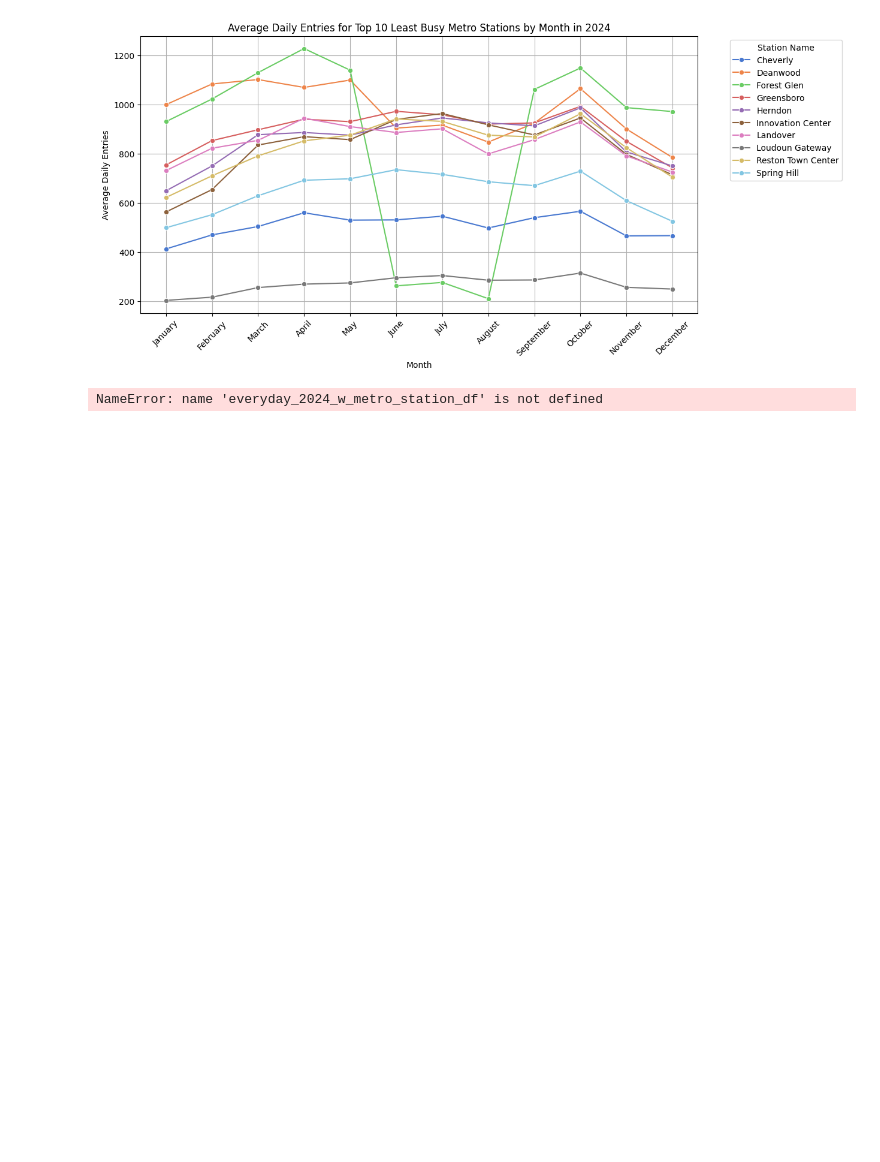
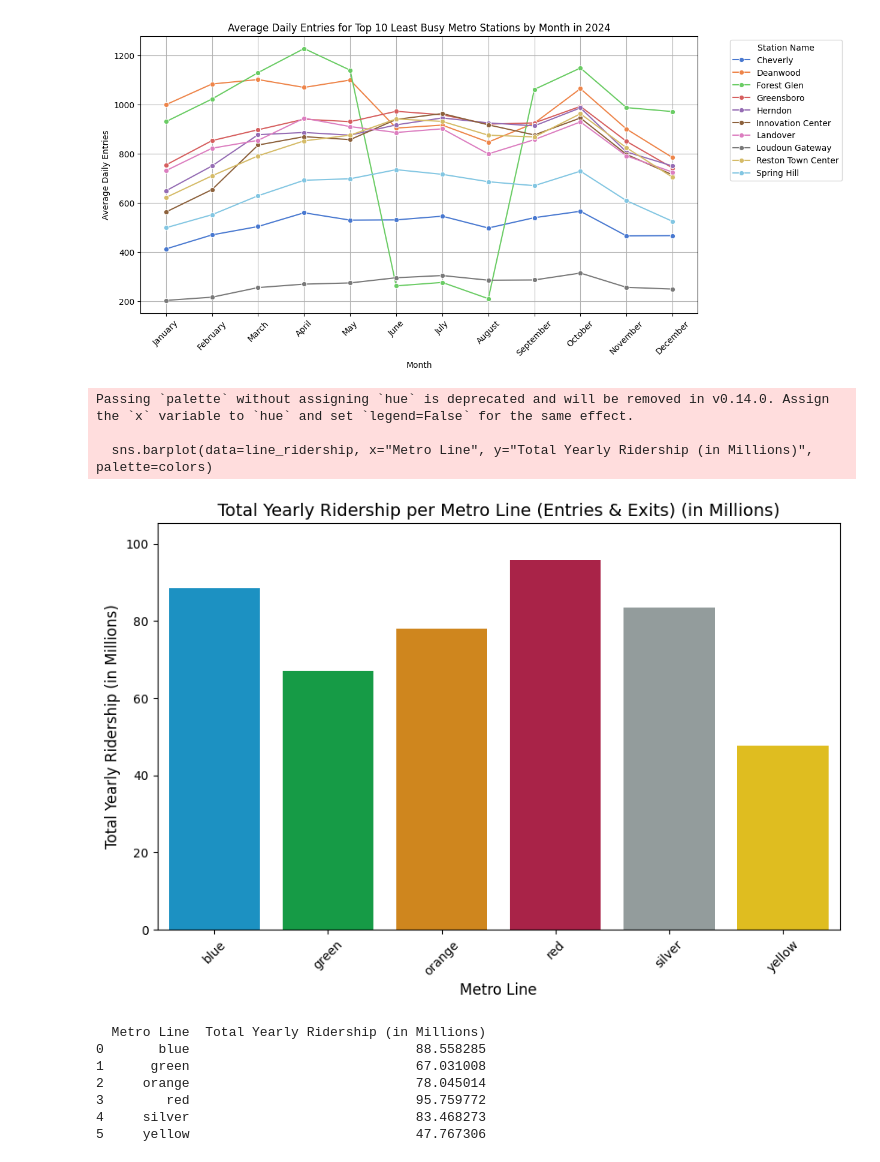
Before and after one commit to maya-mp/WMATA_Analysis, a Jupyter notebook: Info_Challenge/Initial_Viz/Visualizations.ipynb, the cells around one changed output. Cells and saved outputs as stored; diff of their text form; code cells hidden in the pictures; blank space fills up the shorter version.

```diff
--- a/Info_Challenge/Initial_Viz/Visualizations.ipynb
+++ b/Info_Challenge/Initial_Viz/Visualizations.ipynb
@@ -78,7 +78,7 @@ merged_df = av_by_month_df.merge(stations_df, left_on='Station Name', right_on='
 entries_exits_df = pd.read_csv("entries_exits_transformed_data.csv")
 
 #entries and exits per each day and station in 2024 merged with metro_stations.csv
-entires_exits_station_specs_df = pd.read_csv("everyday_2024_w_metro_station.csv")
+everyday_2024_w_metro_station_df = pd.read_csv("everyday_2024_w_metro_station.csv")
 # %%
 #HISTOGRAM OF AVERAGE DAILY RIDERSHIP BY SEASON IN 2024
 
@@ -220,41 +220,56 @@ plt.show()
 [figure]
 # %%
 #HISTOGRAM OF LINES AND RIDERSHIP (ENTRIES + EXITS)
-everyday_2024_w_metro_station_df["Total Yearly Ridership"] = everyday_2024_w_metro_station_df["Total Entries"] + everyday_2024_w_metro_station_df["Total Exits"]
+
+# Calculate Total Yearly Ridership and scale by millions
+everyday_2024_w_metro_station_df["Total Yearly Ridership (in Millions)"] = (everyday_2024_w_metro_station_df["Total Entries"] + everyday_2024_w_metro_station_df["Total Exits"]) / 1_000_000
 
 # Unpivot the LINE columns
 df_melted = everyday_2024_w_metro_station_df.melt(
-    id_vars=["Total Yearly Ridership"],
+    id_vars=["Total Yearly Ridership (in Millions)"],
     value_vars=["LINE_1", "LINE_2", "LINE_3", "LINE_4", "LINE_5"],
     var_name="Line_Type",
     value_name="Metro Line"
 )
 
 # Drop rows where Metro Line is NaN
 df_melted = df_melted.dropna(subset=["Metro Line"])
 
 # Group by Metro line and sum ridership
-line_ridership = df_melted.groupby("Metro Line")["Total Yearly Ridership"].sum().reset_index()
+line_ridership = df_melted.groupby("Metro Line")["Total Yearly Ridership (in Millions)"].sum().reset_index()
 
-#assign colors to bars (from metro colorscheme)
+# Assign colors to bars (from metro colorscheme)
 line_colors = {
     "red": "#BF0D3E",
     "blue": "#009CDE",
     "orange": "#ED8B00",
     "yellow": "#FFD100",
     "green": "#00B140",
     "silver": "#919D9D"
 }
 colors = [line_colors.get(line.lower(), "gray") for line in line_ridership["Metro Line"]]
 
 plt.figure(figsize=(10, 6))
-sns.barplot(data=line_ridership, x="Metro Line", y="Total Yearly Ridership", palette= colors)
-plt.title("Total Yearly Ridership per Metro Line", fontsize=14)
+sns.barplot(data=line_ridership, x="Metro Line", y="Total Yearly Ridership (in Millions)", palette=colors)
+plt.title("Total Yearly Ridership per Metro Line (Entries & Exits) (in Millions)", fontsize=14)
 plt.xlabel("Metro Line", fontsize=12)
-plt.ylabel("Total Yearly Ridership", fontsize=12)
+plt.ylabel("Total Yearly Ridership (in Millions)", fontsize=12)
 plt.xticks(rotation=45)
+
+plt.ylim(bottom=0, top=line_ridership["Total Yearly Ridership (in Millions)"].max() * 1.1)
+
 plt.show()
 
-print(line_ridership) #range 0-1 not actual so we need to fix
+print(line_ridership)
 # %% [output]
-NameError: name 'everyday_2024_w_metro_station_df' is not defined
+Passing `palette` without assigning `hue` is deprecated and will be removed in v0.14.0. Assign the `x` variable to `hue` and set `legend=False` for the same effect.
+
+  sns.barplot(data=line_ridership, x="Metro Line", y="Total Yearly Ridership (in Millions)", palette=colors)
+[figure, added]
+  Metro Line  Total Yearly Ridership (in Millions)
+0       blue                             88.558285
+1      green                             67.031008
+2     orange                             78.045014
+3        red                             95.759772
+4     silver                             83.468273
+5     yellow                             47.767306
```
Also changed, not shown: parts of 6 cells of this notebook.
